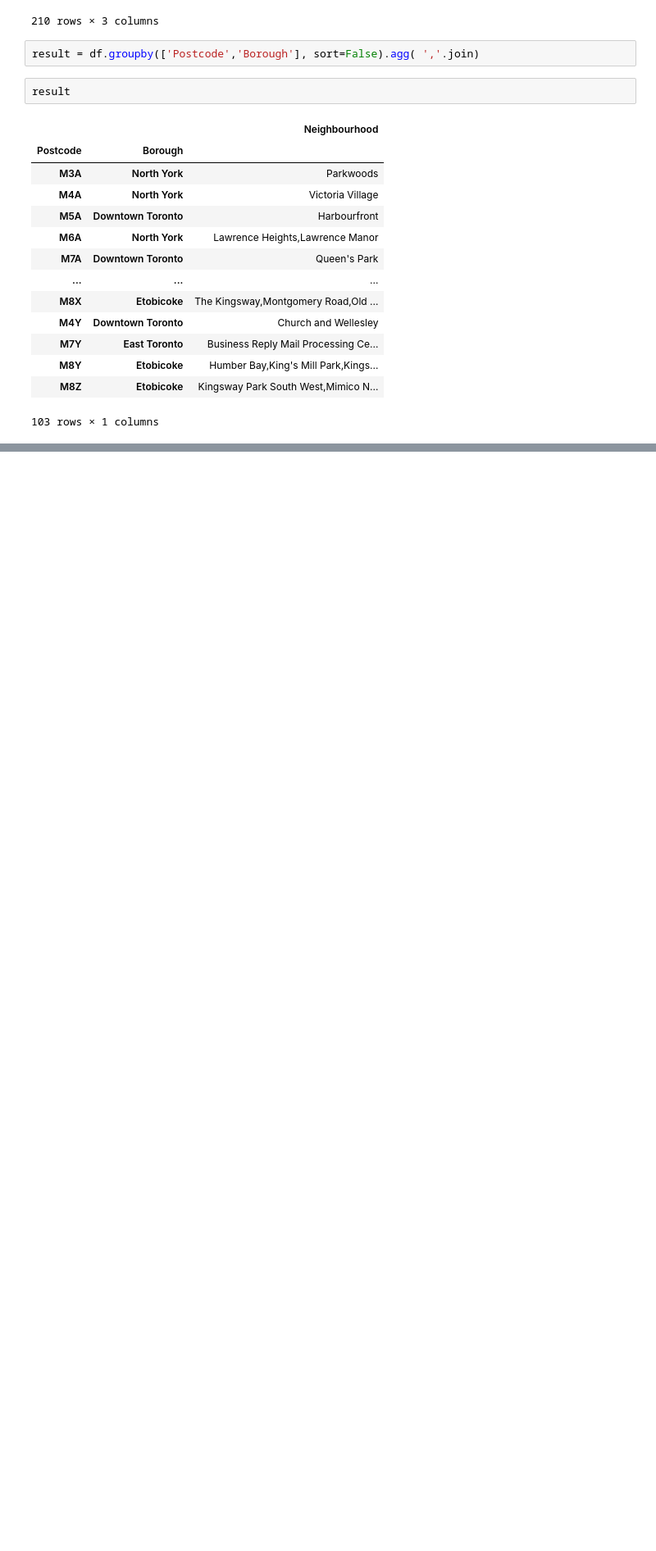
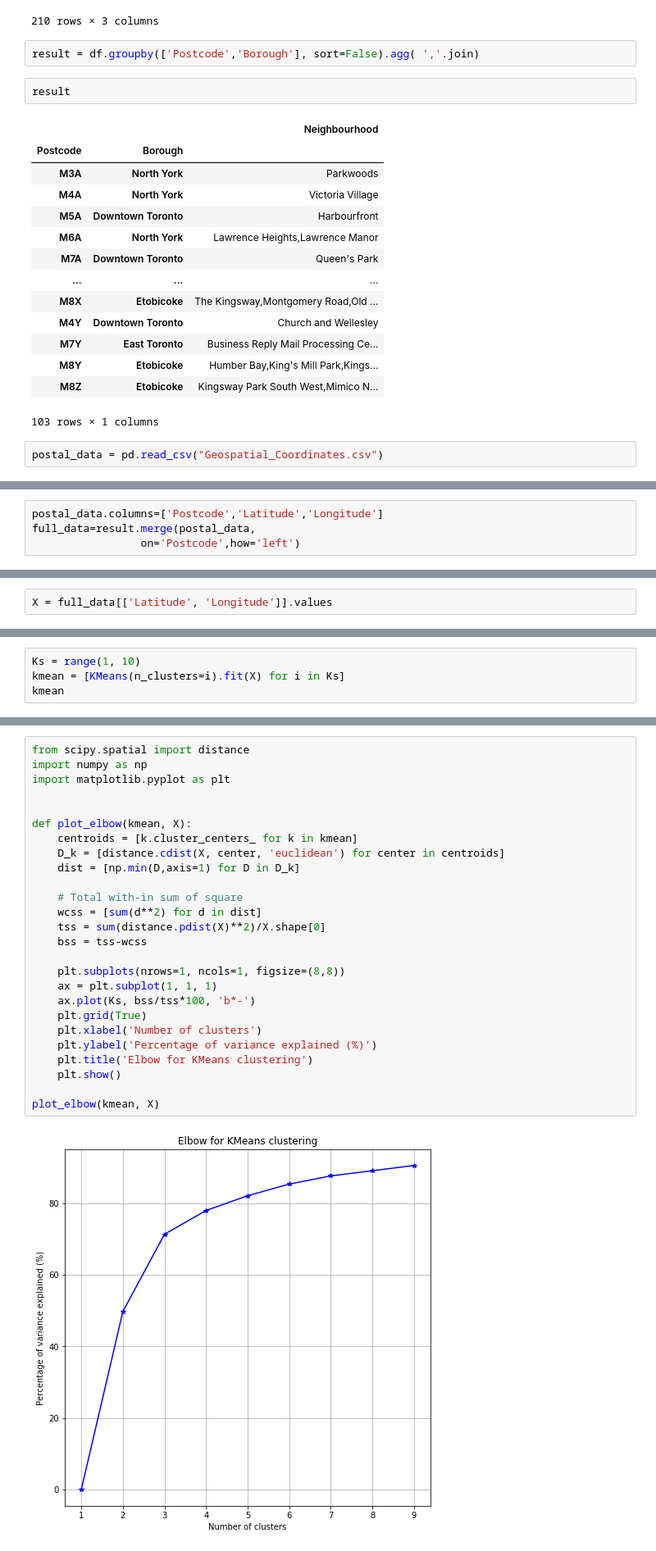
Before and after one commit to MostafaWassel/capstone-project-IBM, a Jupyter notebook: capstone project - week3.ipynb, the cells around one changed output, grey strips where cells are left out. Shown: that part at 82% size. Drawn from its saved outputs; the diff is of its cells as text; blank space fills up the shorter version.

```diff
--- a/capstone project - week3.ipynb
+++ b/capstone project - week3.ipynb
@@ -114,3 +98,5 @@ result
 | M8Y | Etobicoke | Humber Bay,King's Mill Park,Kings... |
 | M8Z | Etobicoke | Kingsway Park South West,Mimico N... |
 103 rows × 1 columns
+# %%
+postal_data = pd.read_csv("Geospatial_Coordinates.csv")
@@ -116,0 +119,4 @@ result
+# %%
+postal_data.columns=['Postcode','Latitude','Longitude']
+full_data=result.merge(postal_data,
+                 on='Postcode',how='left')
@@ -116,0 +139,2 @@ result
+# %%
+X = full_data[['Latitude', 'Longitude']].values
@@ -116,0 +143,4 @@ result
+# %%
+Ks = range(1, 10)
+kmean = [KMeans(n_clusters=i).fit(X) for i in Ks]
+kmean
@@ -116,0 +165,28 @@ result
+# %%
+from scipy.spatial import distance
+import numpy as np
+import matplotlib.pyplot as plt
+
+
+def plot_elbow(kmean, X):
+    centroids = [k.cluster_centers_ for k in kmean]
+    D_k = [distance.cdist(X, center, 'euclidean') for center in centroids]
+    dist = [np.min(D,axis=1) for D in D_k]
+
+    # Total with-in sum of square
+    wcss = [sum(d**2) for d in dist]
+    tss = sum(distance.pdist(X)**2)/X.shape[0]
+    bss = tss-wcss
+
+    plt.subplots(nrows=1, ncols=1, figsize=(8,8))
+    ax = plt.subplot(1, 1, 1)
+    ax.plot(Ks, bss/tss*100, 'b*-')
+    plt.grid(True)
+    plt.xlabel('Number of clusters')
+    plt.ylabel('Percentage of variance explained (%)')
+    plt.title('Elbow for KMeans clustering')
+    plt.show()
+
+plot_elbow(kmean, X)
+# %% [output]
+[figure, added]
```
Also changed, not shown: parts of 6 cells of this notebook.
